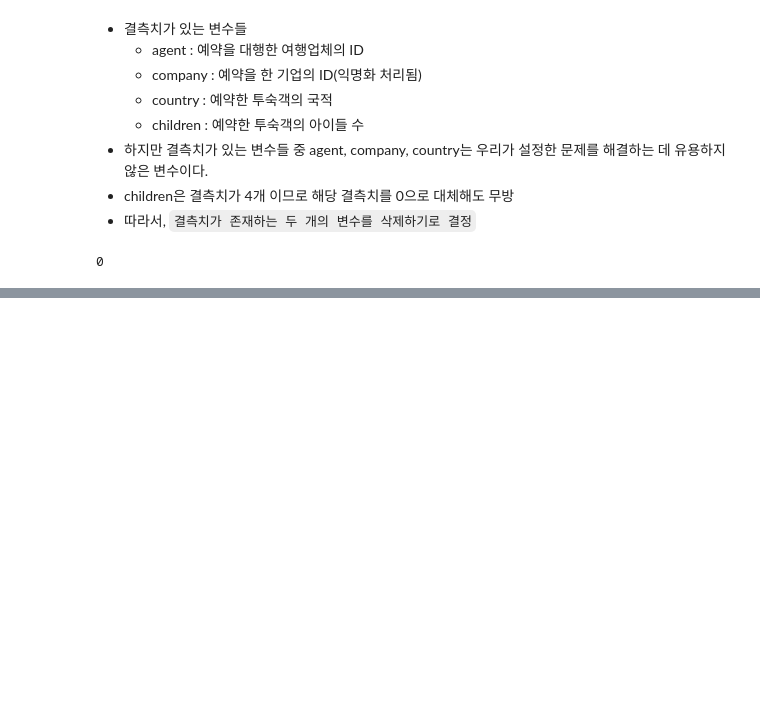
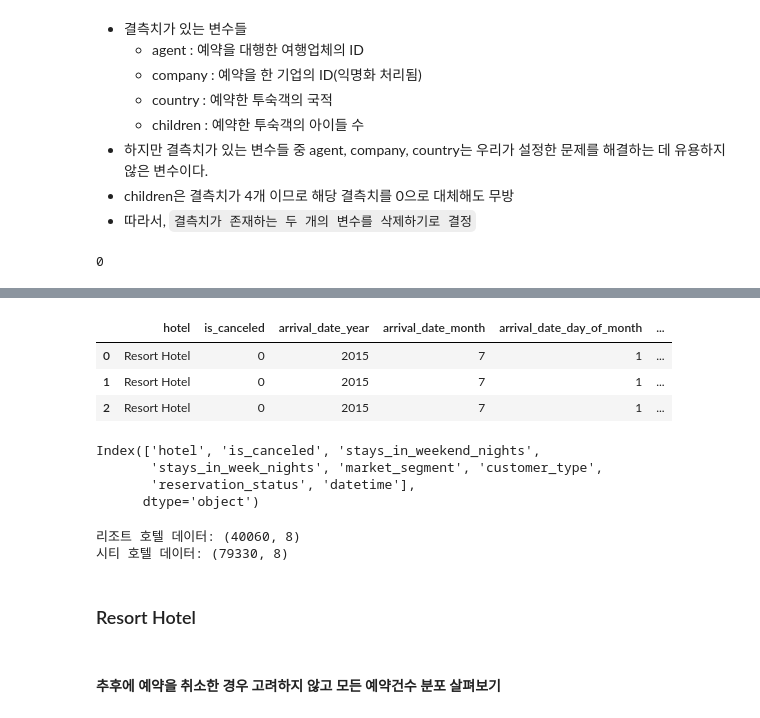
Before and after one commit to young-hun-jo/DataAnalysis, a Jupyter notebook: hotel_booking/analysis_myself.ipynb, the cells around one changed output, grey strips where cells are left out. Saved outputs shown, nothing was run; the diff lists cells and outputs as text; code cells hidden in the pictures; blank space fills up the shorter version.

```diff
--- a/hotel_booking/analysis_myself.ipynb
+++ b/hotel_booking/analysis_myself.ipynb
@@ -166,0 +165,7 @@ hotel.isnull().sum().sum()
+# %%
+# 첫 번째 가설 검정에 필요한 변수 사전정의
+cols = ['hotel','is_canceled','arrival_date_year','arrival_date_month',
+       'arrival_date_day_of_month','stays_in_weekend_nights','stays_in_week_nights',
+       'market_segment','customer_type','reservation_status']
+data = hotel[cols].copy()
+data.shape
@@ -166,0 +231,9 @@ hotel.isnull().sum().sum()
+# %%
+data['datetime'] = data['arrival_date_year']+'-'+data['arrival_date_month']+'-'+data['arrival_date_day_of_month']
+data['datetime'] = pd.to_datetime(data['datetime'])
+data.head(3)
+# %% [output]
+|  | hotel | is_canceled | arrival_date_year | arrival_date_month | arrival_date_day_of_month | ... |
+| 0 | Resort Hotel | 0 | 2015 | 7 | 1 | ... |
+| 1 | Resort Hotel | 0 | 2015 | 7 | 1 | ... |
+| 2 | Resort Hotel | 0 | 2015 | 7 | 1 | ... |
@@ -166,0 +253,23 @@ hotel.isnull().sum().sum()
+# %%
+# 년도,월,일 변수만 있는 변수들 삭제
+not_cols = ['arrival_date_month','arrival_date_year','arrival_date_day_of_month']
+data = data.drop(not_cols, axis=1, inplace=False)
+data.columns
+# %% [output]
+Index(['hotel', 'is_canceled', 'stays_in_weekend_nights',
+       'stays_in_week_nights', 'market_segment', 'customer_type',
+       'reservation_status', 'datetime'],
+      dtype='object')
+# %%
+# 호텔 종류에 따라 데이터 분할
+resort = data[data['hotel'] == 'Resort Hotel']
+city = data[data['hotel'] == 'City Hotel']
+print('리조트 호텔 데이터:', resort.shape)
+print('시티 호텔 데이터:', city.shape)
+# %% [output]
+리조트 호텔 데이터: (40060, 8)
+시티 호텔 데이터: (79330, 8)
+# %% [markdown]
+### Resort Hotel
+# %% [markdown]
+#### 추후에 예약을 취소한 경우 고려하지 않고 모든 예약건수 분포 살펴보기
```
Also changed, not shown: parts of 31 cells of this notebook.
